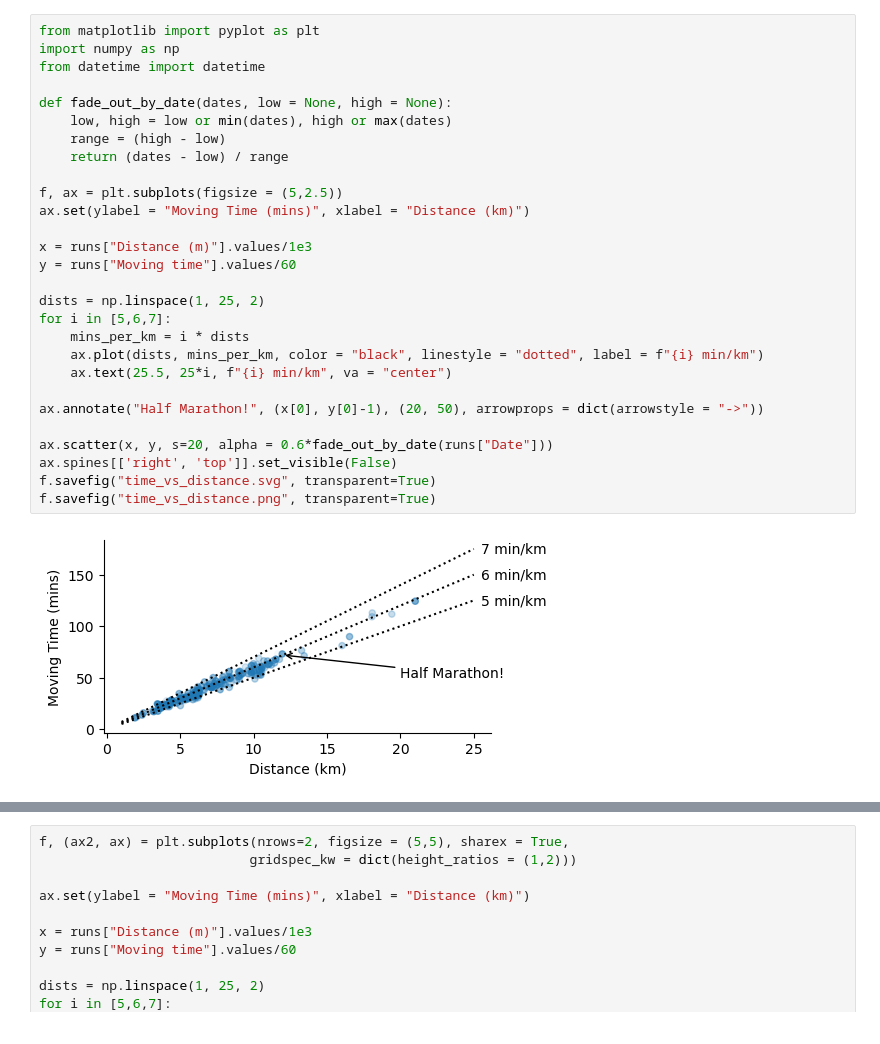
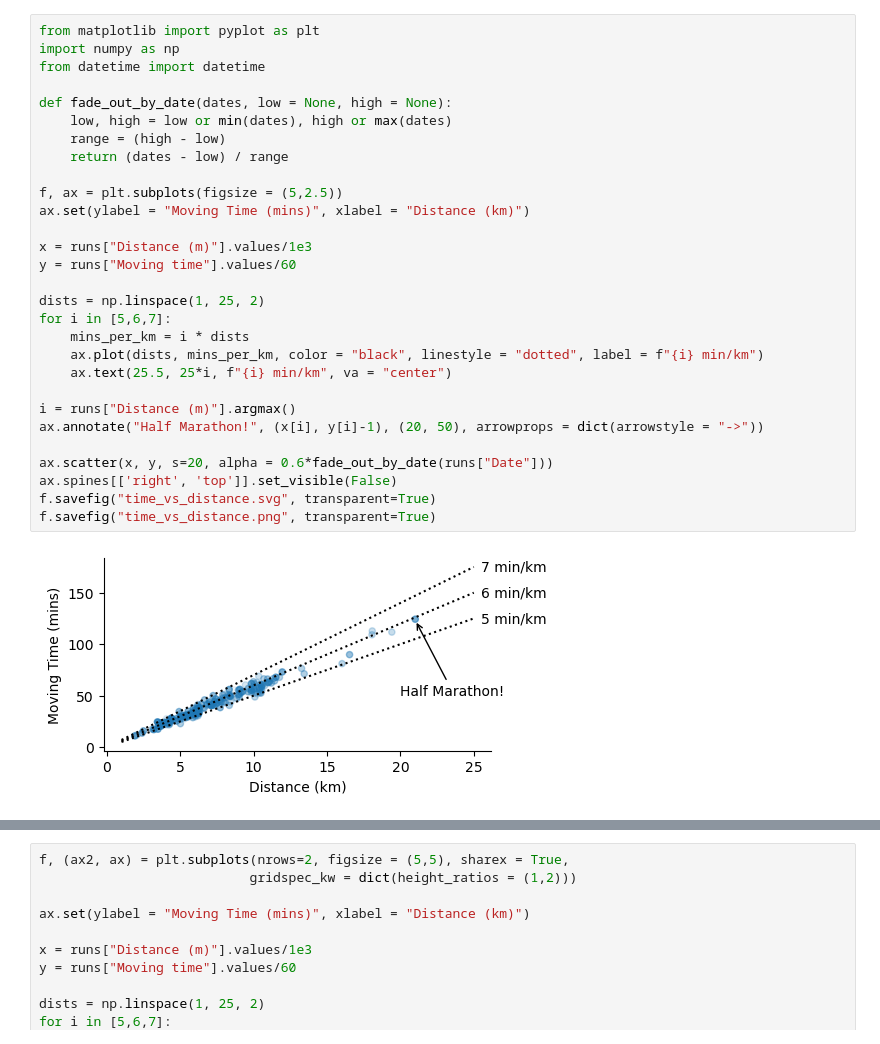
Before and after one commit to TomHodson/tomhodson.github.com, a Jupyter notebook: assets/blog/running/running.ipynb, the cells around one changed output, grey strips where cells are left out. Drawn from its saved outputs; the diff is of its cells as text.

```diff
--- a/assets/blog/running/running.ipynb
+++ b/assets/blog/running/running.ipynb
@@ -21,30 +20,31 @@ runs
 # %%
 from matplotlib import pyplot as plt
 import numpy as np
 from datetime import datetime
 
 def fade_out_by_date(dates, low = None, high = None):
     low, high = low or min(dates), high or max(dates)
     range = (high - low)
     return (dates - low) / range
 
 f, ax = plt.subplots(figsize = (5,2.5))
 ax.set(ylabel = "Moving Time (mins)", xlabel = "Distance (km)")
 
 x = runs["Distance (m)"].values/1e3
 y = runs["Moving time"].values/60
 
 dists = np.linspace(1, 25, 2)
 for i in [5,6,7]:
     mins_per_km = i * dists
     ax.plot(dists, mins_per_km, color = "black", linestyle = "dotted", label = f"{i} min/km")
     ax.text(25.5, 25*i, f"{i} min/km", va = "center")
 
-ax.annotate("Half Marathon!", (x[0], y[0]-1), (20, 50), arrowprops = dict(arrowstyle = "->"))
+i = runs["Distance (m)"].argmax()
+ax.annotate("Half Marathon!", (x[i], y[i]-1), (20, 50), arrowprops = dict(arrowstyle = "->"))
 
 ax.scatter(x, y, s=20, alpha = 0.6*fade_out_by_date(runs["Date"]))
 ax.spines[['right', 'top']].set_visible(False)
 f.savefig("time_vs_distance.svg", transparent=True)
 f.savefig("time_vs_distance.png", transparent=True)
 # %% [output]
-[figure, old version]
+[figure, new version]
```
Also changed, not shown: parts of 6 cells of this notebook, 18 other files.
